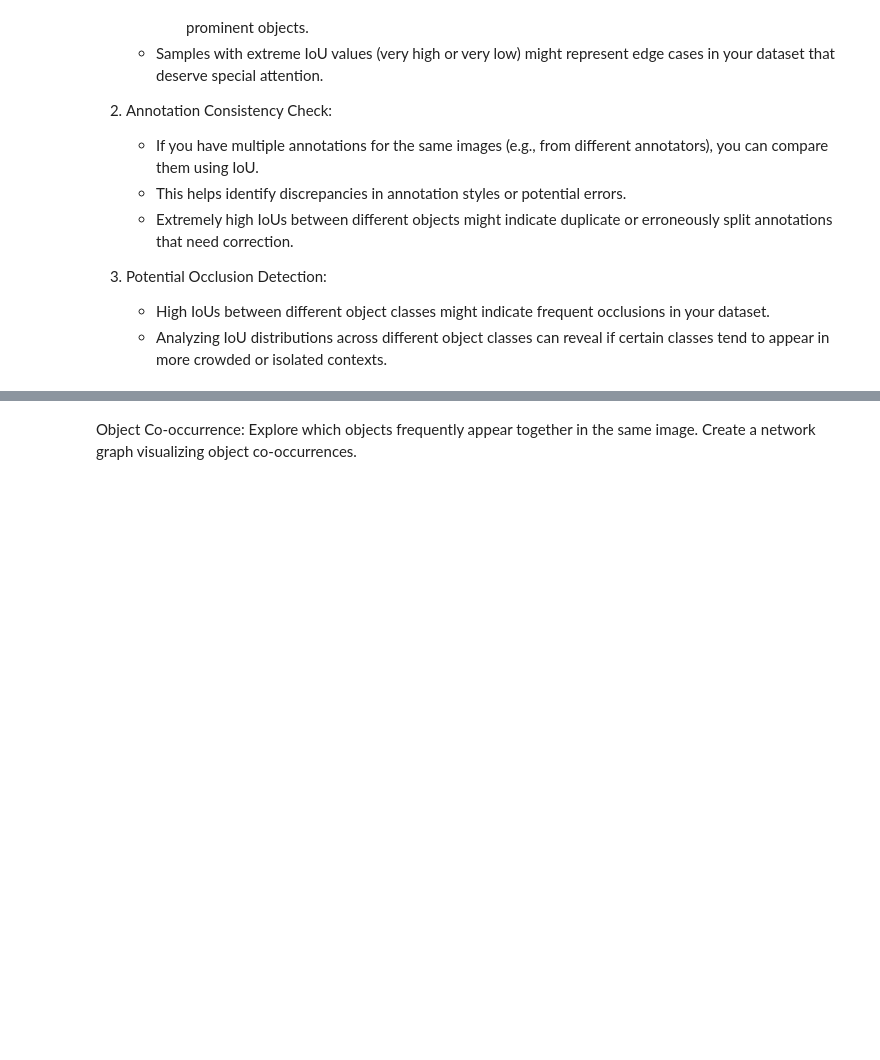
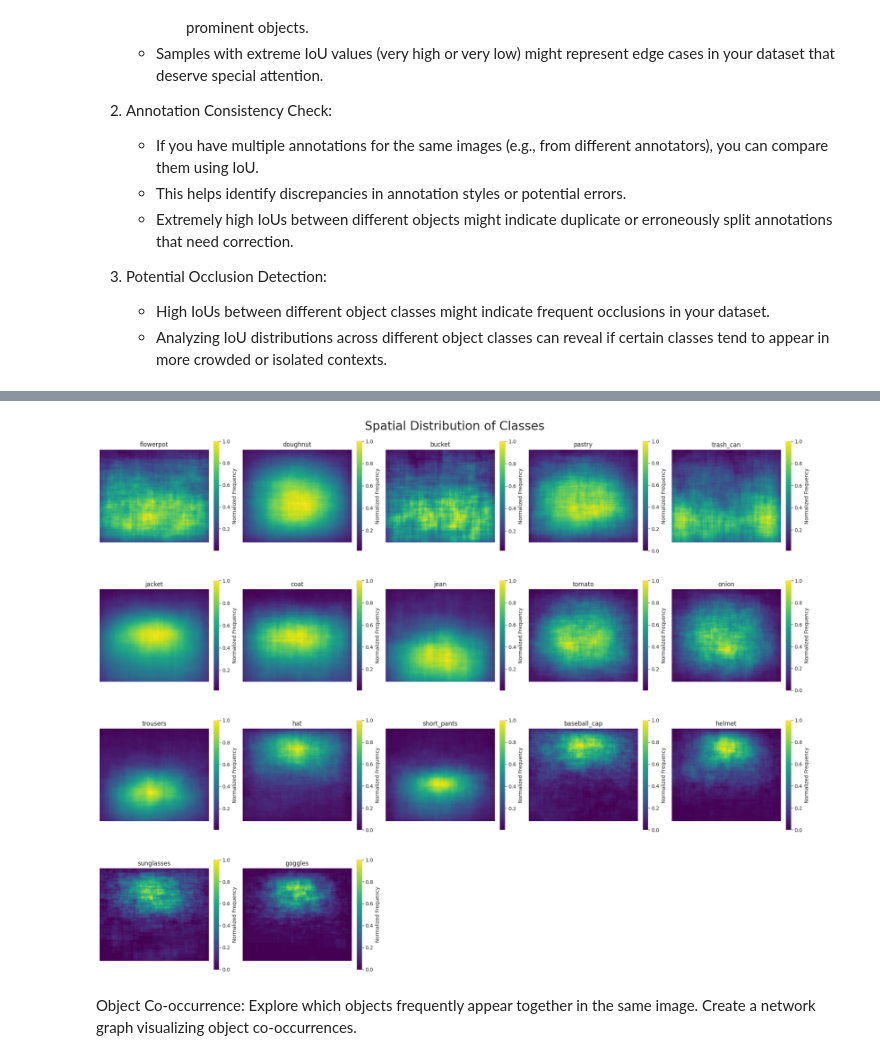
Before and after one commit to harpreetsahota204/Hands-on-Data-Centric-Visual-AI, a Jupyter notebook: Module-2/Lesson_1_Exploring_Your_Dataset_with_FiftyOne.ipynb, the cells around one changed output, grey strips where cells are left out. Saved outputs shown, nothing was run; the diff lists cells and outputs as text; code cells hidden in the pictures; blank space fills up the shorter version.

```diff
--- a/Module-2/Lesson_1_Exploring_Your_Dataset_with_FiftyOne.ipynb
+++ b/Module-2/Lesson_1_Exploring_Your_Dataset_with_FiftyOne.ipynb
@@ -213,3 +223,67 @@ Analyze if certain objects are more likely to appear in specific regions of imag
+# %%
+import fiftyone as fo
+import numpy as np
+import matplotlib.pyplot as plt
+from scipy.ndimage import gaussian_filter
+from collections import defaultdict
+
+avg_width = int(train_dataset.mean("metadata.width"))
+avg_height = int(train_dataset.mean("metadata.height"))
+
+# Set heatmap dimensions
+resize_factor = 2
+heatmap_width, heatmap_height = avg_width * resize_factor, avg_height * resize_factor
+
+# Initialize a dictionary to store heatmaps for each class
+class_heatmaps = defaultdict(lambda: np.zeros((heatmap_height, heatmap_width)))
+
+# Iterate through all samples and their detections
+for sample in train_dataset.iter_samples():
+    for detection in sample.ground_truth.detections:
+        x, y, w, h = detection.bounding_box
+        class_label = detection.label
+
+        # Convert relative coordinates to pixel coordinates
+        x1, y1 = int(x * heatmap_width), int(y * heatmap_height)
+        x2, y2 = int((x + w) * heatmap_width), int((y + h) * heatmap_height)
+
+        # Add to the class-specific heatmap
+        class_heatmaps[class_label][y1:y2, x1:x2] += 1
+
+# Apply Gaussian smoothing and normalize each heatmap
+
+smoothing_sigma = 0.25  # or any other value you choose
+for class_label in class_heatmaps:
+    class_heatmaps[class_label] = gaussian_filter(class_heatmaps[class_label], sigma=smoothing_sigma)
+    class_heatmaps[class_label] /= np.max(class_heatmaps[class_label])
+
+# Sort classes by total frequency
+sorted_classes = sorted(class_heatmaps.keys(), key=lambda x: np.sum(class_heatmaps[x]), reverse=True)
+
+# Determine grid size
+n_classes = len(sorted_classes)
+grid_size = int(np.ceil(np.sqrt(n_classes)))
+
+# Create a big plot with subplots for each class
+fig, axes = plt.subplots(grid_size, grid_size, figsize=(4*grid_size, 4*grid_size))
+fig.suptitle("Spatial Distribution of Classes", fontsize=24)
+
+for i, class_label in enumerate(sorted_classes):
+    ax = axes[i // grid_size, i % grid_size]
+    im = ax.imshow(class_heatmaps[class_label], cmap='viridis', interpolation='nearest')
+    ax.set_title(class_label)
+    ax.axis('off')
+    fig.colorbar(im, ax=ax, label='Normalized Frequency', fraction=0.046, pad=0.04)
+
+# Remove any unused subplots
+for i in range(n_classes, grid_size * grid_size):
+    fig.delaxes(axes.flatten()[i])
+
+plt.tight_layout()
+plt.savefig('all_classes_spatial_distribution.png', dpi=300, bbox_inches='tight')
+plt.show()
+# %% [output]
+[figure, added]
 # %% [markdown]
 Object Co-occurrence:
 Explore which objects frequently appear together in the same image.
```
Also changed, not shown: parts of 6 cells of this notebook.
